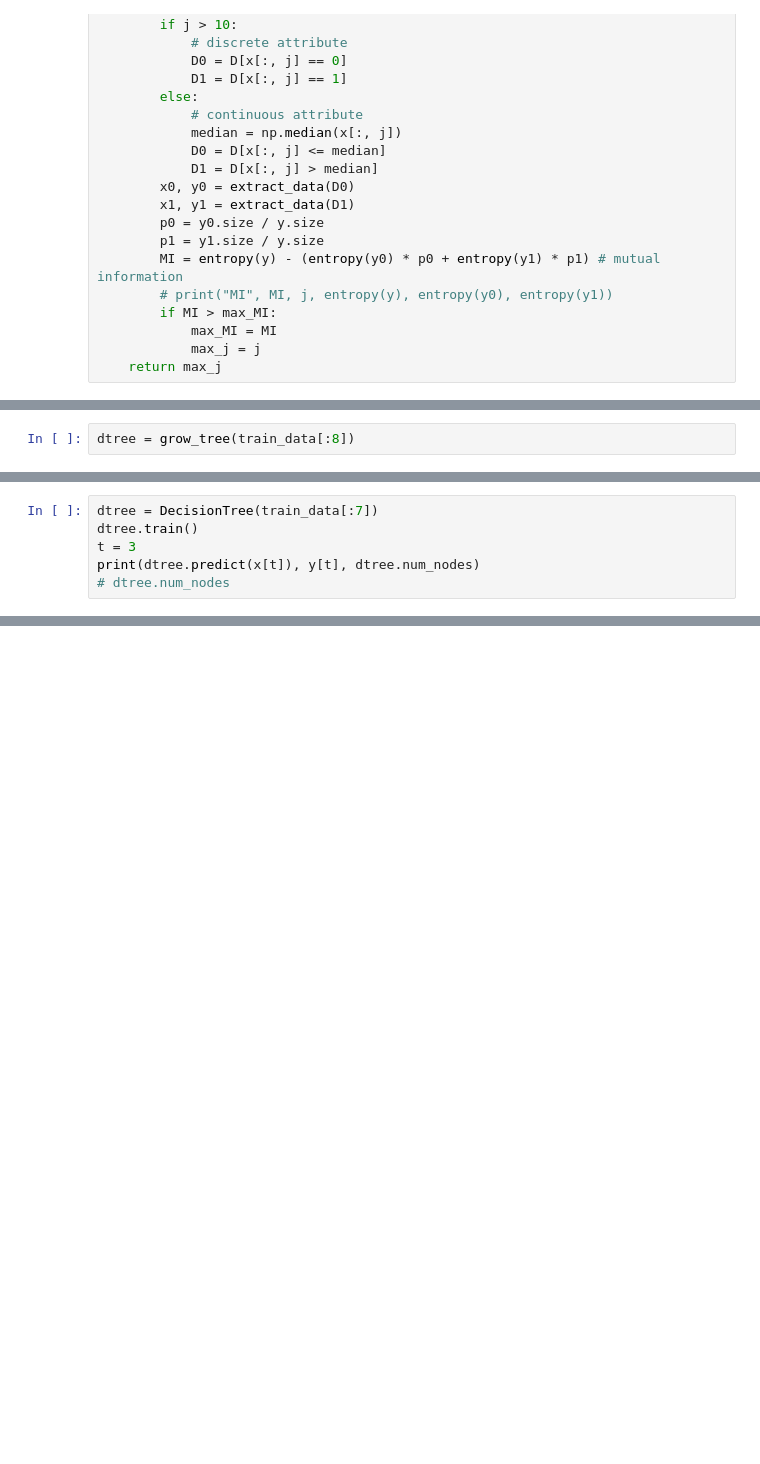
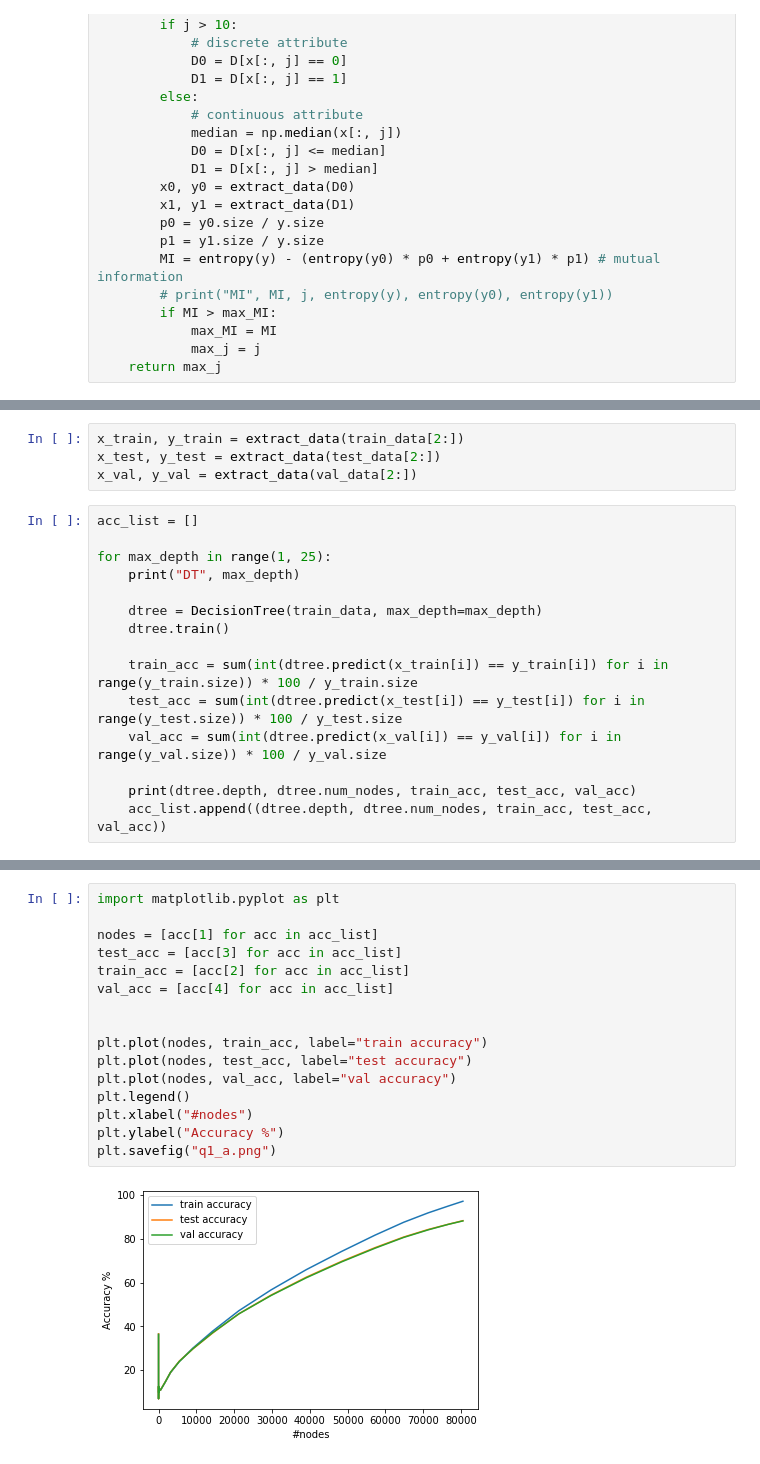
Before and after one commit to sohamvg/col774-machine-learning, a Jupyter notebook: assignment3/q1.ipynb, the cells around one changed output, grey strips where cells are left out. Saved outputs shown, nothing was run; the diff lists cells and outputs as text; blank space fills up the shorter version.

```diff
--- a/assignment3/q1.ipynb
+++ b/assignment3/q1.ipynb
@@ -136,2 +81,0 @@ def grow_tree(D):
-# %%
-dtree = grow_tree(train_data[:8])
@@ -193,6 +147,0 @@ class DecisionTree:
-# %%
-dtree = DecisionTree(train_data[:7])
-dtree.train()
-t = 3
-print(dtree.predict(x[t]), y[t], dtree.num_nodes)
-# dtree.num_nodes
@@ -203,0 +148,19 @@ gt (3, 55) 2
+# %%
+x_train, y_train = extract_data(train_data[2:])
+x_test, y_test = extract_data(test_data[2:])
+x_val, y_val = extract_data(val_data[2:])
+# %%
+acc_list = []
+
+for max_depth in range(1, 25):
+    print("DT", max_depth)
+
+    dtree = DecisionTree(train_data, max_depth=max_depth)
+    dtree.train()
+
+    train_acc = sum(int(dtree.predict(x_train[i]) == y_train[i]) for i in range(y_train.size)) * 100 / y_train.size
+    test_acc = sum(int(dtree.predict(x_test[i]) == y_test[i]) for i in range(y_test.size)) * 100 / y_test.size
+    val_acc = sum(int(dtree.predict(x_val[i]) == y_val[i]) for i in range(y_val.size)) * 100 / y_val.size
+
+    print(dtree.depth, dtree.num_nodes, train_acc, test_acc, val_acc)
+    acc_list.append((dtree.depth, dtree.num_nodes, train_acc, test_acc, val_acc))
@@ -203,0 +185,18 @@ gt (3, 55) 2
+# %%
+import matplotlib.pyplot as plt
+
+nodes = [acc[1] for acc in acc_list]
+test_acc = [acc[3] for acc in acc_list]
+train_acc = [acc[2] for acc in acc_list]
+val_acc = [acc[4] for acc in acc_list]
+
+
+plt.plot(nodes, train_acc, label="train accuracy")
+plt.plot(nodes, test_acc, label="test accuracy")
+plt.plot(nodes, val_acc, label="val accuracy")
+plt.legend()
+plt.xlabel("#nodes")
+plt.ylabel("Accuracy %")
+plt.savefig("q1_a.png")
+# %% [output]
+[figure, added]
```
Also changed, not shown: parts of 10 cells of this notebook, 2 other files.
